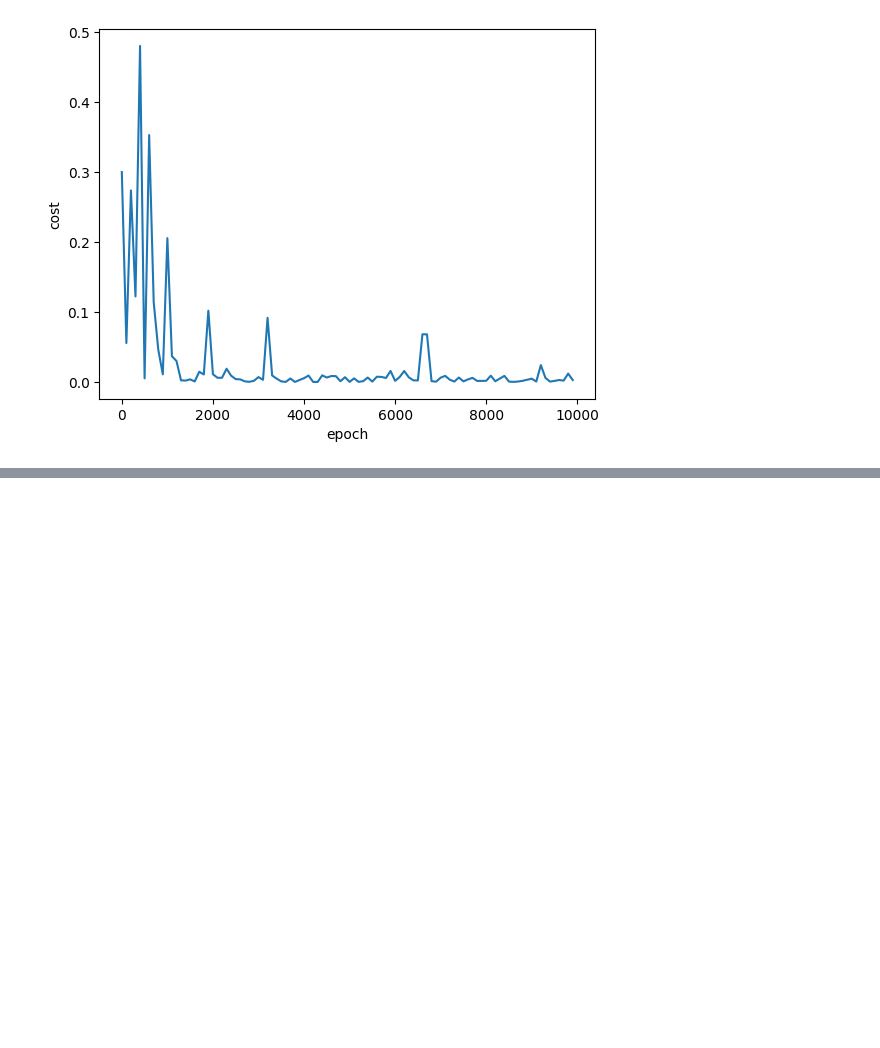
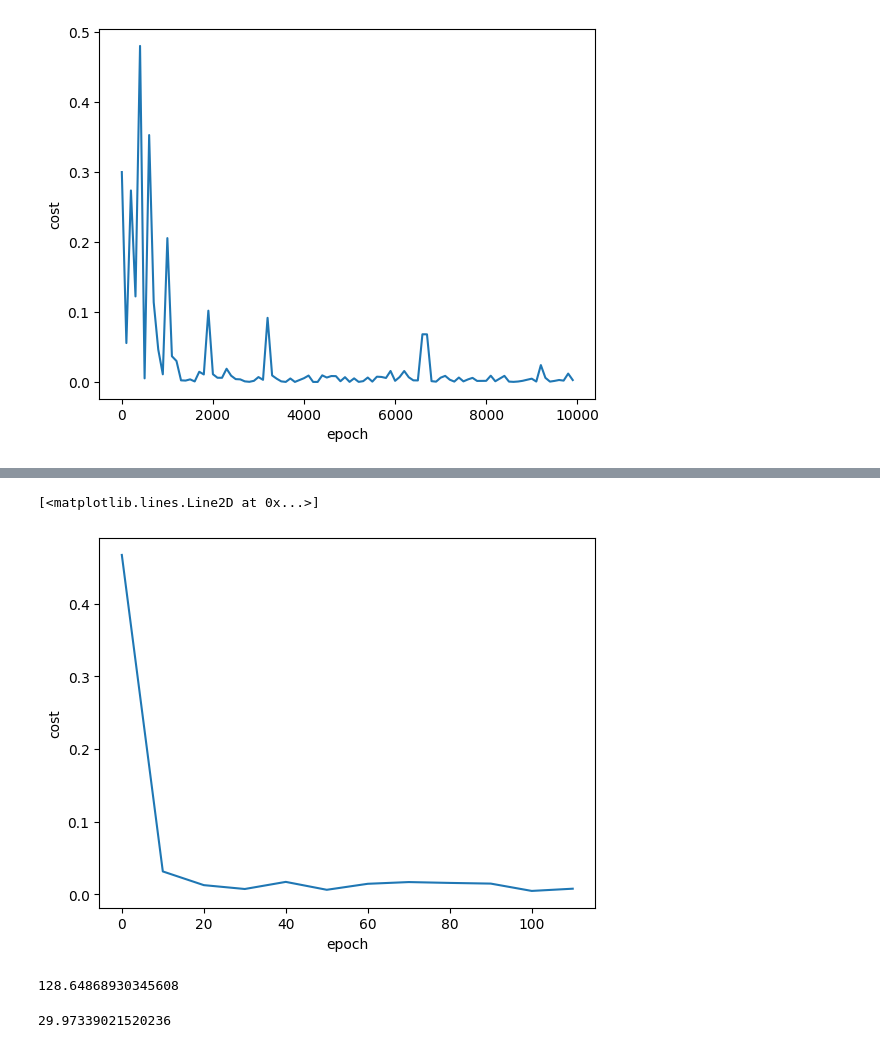
Before and after one commit to Innovanito/deep-learing-basics, a Jupyter notebook: Stochastic,Batch,Mini Batch/main.ipynb, the cells around one changed output, grey strips where cells are left out. Saved outputs shown, nothing was run; the diff lists cells and outputs as text; code cells hidden in the pictures; blank space fills up the shorter version.

```diff
--- a/Stochastic,Batch,Mini Batch/main.ipynb
+++ b/Stochastic,Batch,Mini Batch/main.ipynb
@@ -313,0 +296,27 @@ ValueError: operands could not be broadcast together with shapes (15,) (0,)
+# %%
+plt.xlabel("epoch")
+plt.ylabel("cost")
+plt.plot(epoch_list,cost_list)
+# %% [output]
+[<matplotlib.lines.Line2D at 0x...>]
+[figure, added]
+# %%
+def predict(area,bedrooms,w,b):
+    scaled_X = sx.transform([[area, bedrooms]])[0]
+    # here w1 = w[0] , w2 = w[1], w3 = w[2] and bias is b
+    # equation for price is w1*area + w2*bedrooms + w3*age + bias
+    # scaled_X[0] is area
+    # scaled_X[1] is bedrooms
+    # scaled_X[2] is age
+    scaled_price = w[0] * scaled_X[0] + w[1] * scaled_X[1] + b
+    # once we get price prediction we need to to rescal it back to original value
+    # also since it returns 2D array, to get single value we need to do value[0][0]
+    return sy.inverse_transform([[scaled_price]])[0][0]
+
+predict(2600,4,w,b)
+# %% [output]
+128.64868930345608
+# %%
+predict(1000, 2, w, b)
+# %% [output]
+29.97339021520236
```
Also changed, not shown: parts of 1 cell of this notebook, 1 other file.
